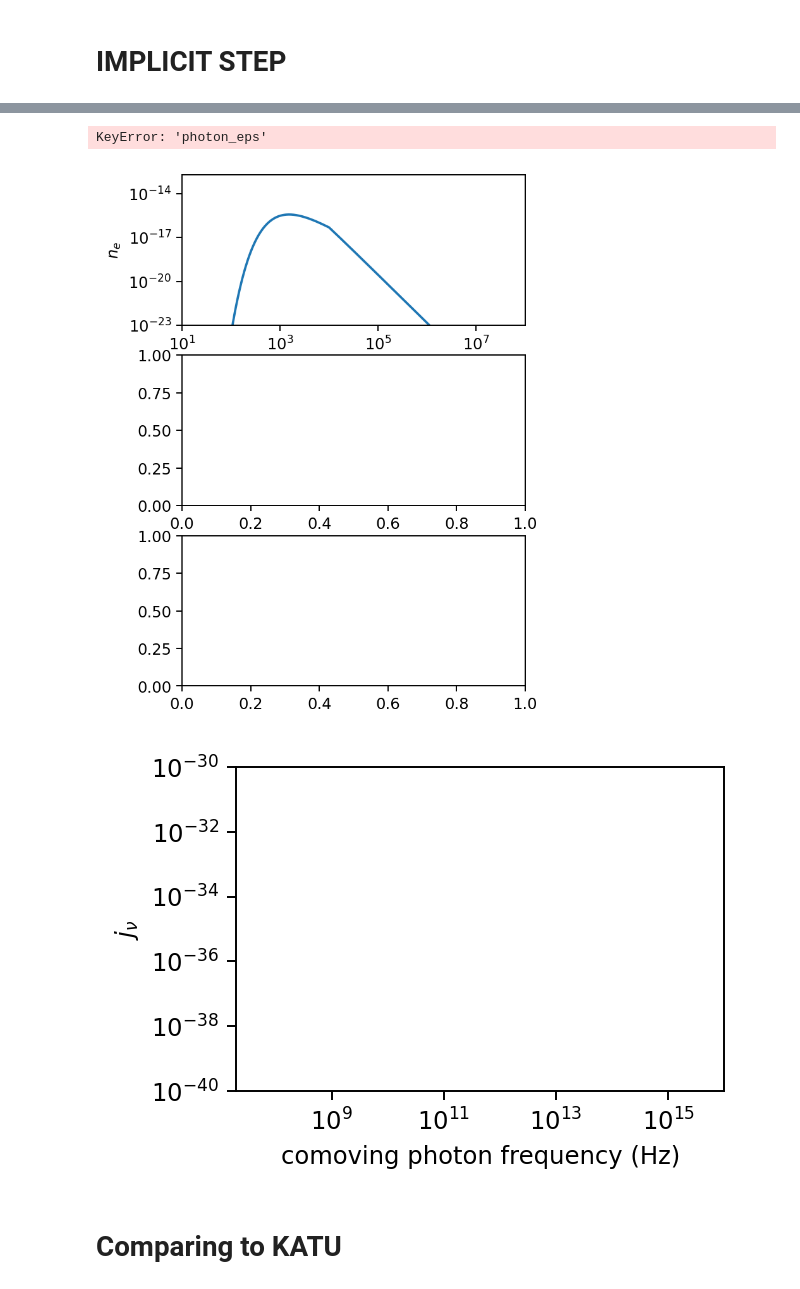
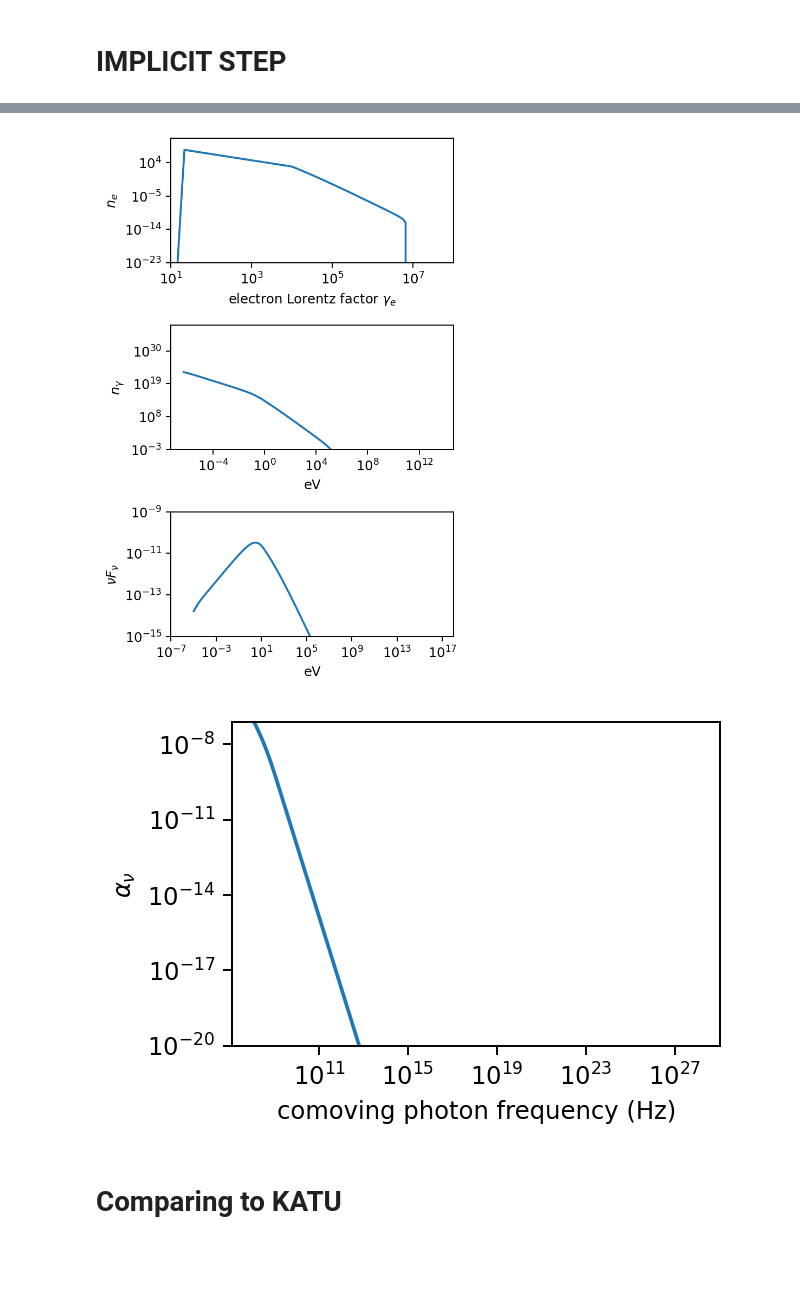
Before and after one commit to me623/Mphys_modelling, a Jupyter notebook: python_notebooks/plotting_new_file_structure.ipynb, the cells around one changed output, grey strips where cells are left out. Cells and saved outputs as stored; diff of their text form; code cells hidden in the pictures; blank space fills up the shorter version.

```diff
--- a/python_notebooks/plotting_new_file_structure.ipynb
+++ b/python_notebooks/plotting_new_file_structure.ipynb
@@ -489,50 +489,51 @@ ax.plot(freq1,power_law(freq1, p1, A1),label=f"p={round(p1,5)} fit")
 ax.plot(freq2,power_law(freq2, p2, A2),label=f"p={round(p2,5)} fit")
 
 ax.legend()
 ax.set_xlabel(r"comoving photon frequency (Hz)")
 ax.set_ylabel("$n_\\gamma$")
 #ax.set_xlim(1e6, 1e27)
 ax.set_xscale("log")
 ax.set_yscale("log")
 ax.set_ylim(1e-45)
 
 # j_nu plot
 ax = axes[1]
 ax.loglog(nu_eps(sim_data["photon_freq"][1:-1]), sim_data["j_nu"][1:-1])
 ax.set_xlabel(r"comoving photon frequency (Hz)")
 ax.set_ylabel("$j_{\\nu}$")
 ax.set_ylim(1e-40, 1e-31)
 ax.set_xlim(1e8, 1e16)
 #ax.vlines([5e8, 5e14], 1e-42, 1e-12, "k","dashed", lw=1)
 """
-"""
+
 ax = axes[2]
 ax.loglog(eV_eps(sim_data["flux_eps"][1:-1]), sim_data["nu_flux"][1:-1])
 ax.set_xlabel(r"eV")
 ax.set_ylabel("$\\nu F_{\\nu}$")
 ax.set_xlim(1e-7, 1e18)
 ax.set_yscale("log")
 ax.set_ylim(1e-15,1e-9)
-"""# show
+# show
 plt.tight_layout()
 plt.draw()
 plt.show()
 # %% [output]
-KeyError: 'photon_eps'
-[figure, old version]
+[figure, new version]
 # %%
-run_data = pd.read_csv(r"C:\Users\morga\Masters Year\Modelling\Mphys_modelling\csv_data\steady_state\simulation_data.csv")
+sim_data = pd.read_csv(r"C:\Users\morga\Masters Year\Modelling\Mphys_modelling\csv_data\steady_state\simulation_data.csv")
 run_data = pd.read_csv(r"C:\Users\morga\Masters Year\Modelling\Mphys_modelling\csv_data\steady_state\runs\run_simulation_data.csv",index_col=False)
 
 plt.figure(figsize=[3*1.2,2*1.2])
-plt.loglog(nu_eps(run_data["photon_eps"][1:-1]), run_data["j_nu"][1:-1])
+plt.plot(nu_eps(sim_data["photon_eps"][1:-1]), sim_data["alpha_nu"][1:-1])
 plt.xlabel(r"comoving photon frequency (Hz)")
-plt.ylabel("$j_{\\nu}$")
-plt.ylim(1e-40, 1e-30 )
-plt.xlim(2e7, 1e16)
+plt.ylabel("$\\alpha_{\\nu}$")
+plt.ylim(1e-20,)
+plt.xscale("log")
+plt.yscale("log")
+#plt.xlim(2e7, 1e16)
 plt.show()
 # %% [output]
-[figure, old version]
+[figure, new version]
 # %% [markdown]
 # Comparing to KATU
 # %%
```
Also changed, not shown: parts of 4 cells of this notebook, 3 other files.
